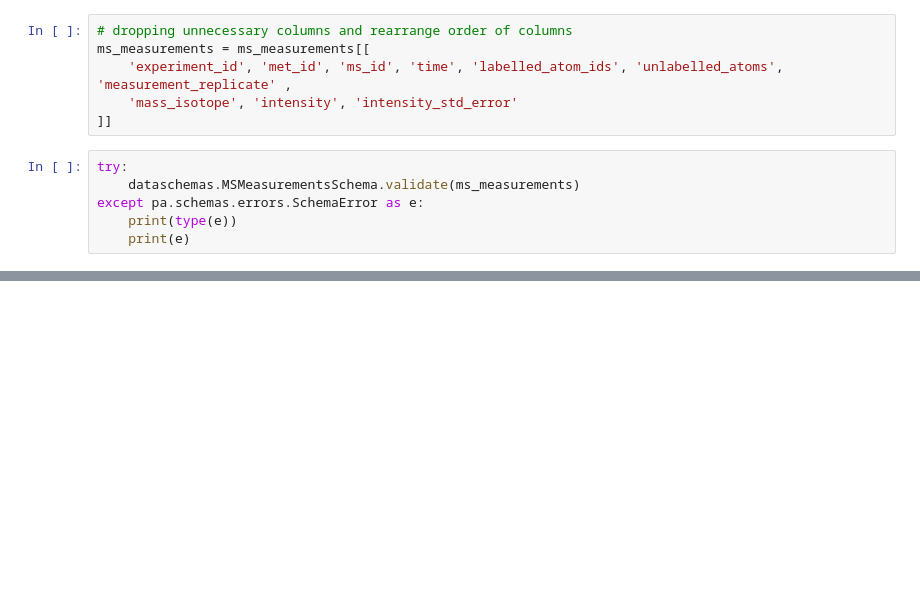
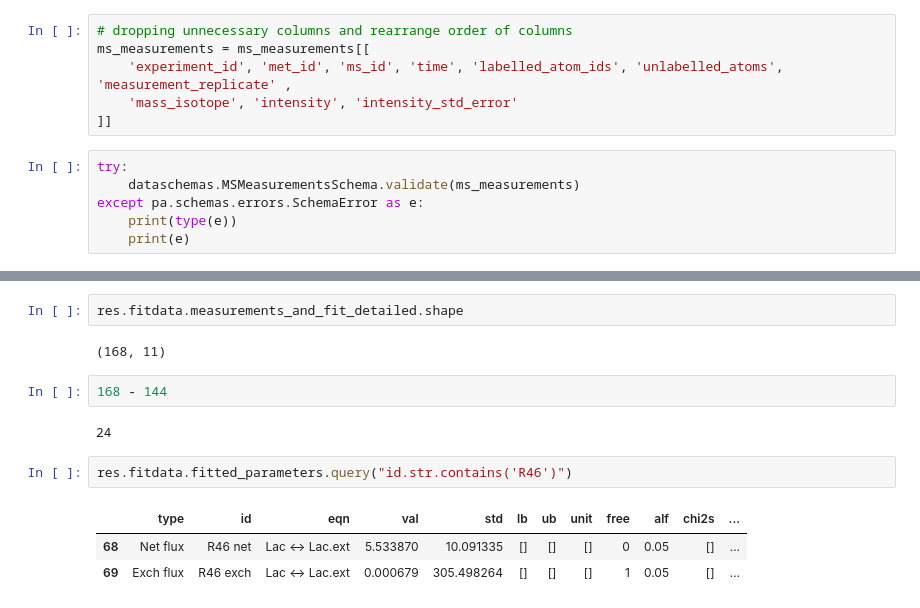
Before and after one commit to biosustain/incawrapper, a Jupyter notebook: docs/examples/Published_data_examples_neural_cells.ipynb, the cells around one changed output, grey strips where cells are left out. Saved outputs shown, nothing was run; the diff lists cells and outputs as text; blank space fills up the shorter version.

```diff
--- a/docs/examples/Published_data_examples_neural_cells.ipynb
+++ b/docs/examples/Published_data_examples_neural_cells.ipynb
@@ -252,0 +389,14 @@ except pa.schemas.errors.SchemaError as e:
+# %%
+res.fitdata.measurements_and_fit_detailed.shape
+# %% [output]
+(168, 11)
+# %%
+168 - 144
+# %% [output]
+24
+# %%
+res.fitdata.fitted_parameters.query("id.str.contains('R46')")
+# %% [output]
+|  | type | id | eqn | val | std | lb | ub | unit | free | alf | chi2s | ... |
+| 68 | Net flux | R46 net | Lac <-> Lac.ext | 5.533870 | 10.091335 | [] | [] | [] | 0 | 0.05 | [] | ... |
+| 69 | Exch flux | R46 exch | Lac <-> Lac.ext | 0.000679 | 305.498264 | [] | [] | [] | 1 | 0.05 | [] | ... |
```
Also changed, not shown: parts of 18 cells of this notebook, 3 other files.
